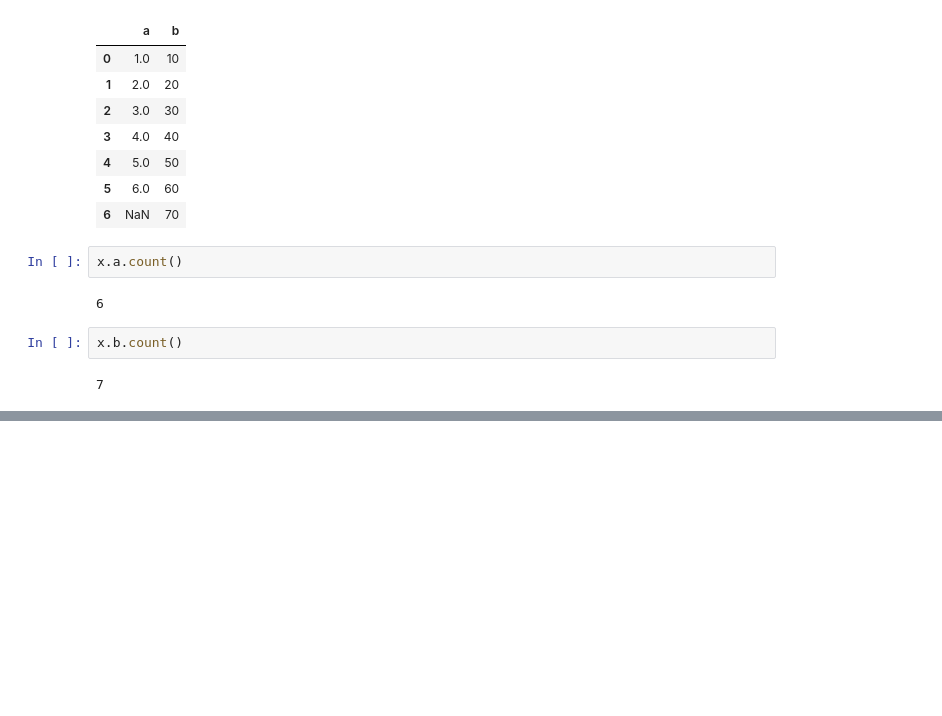
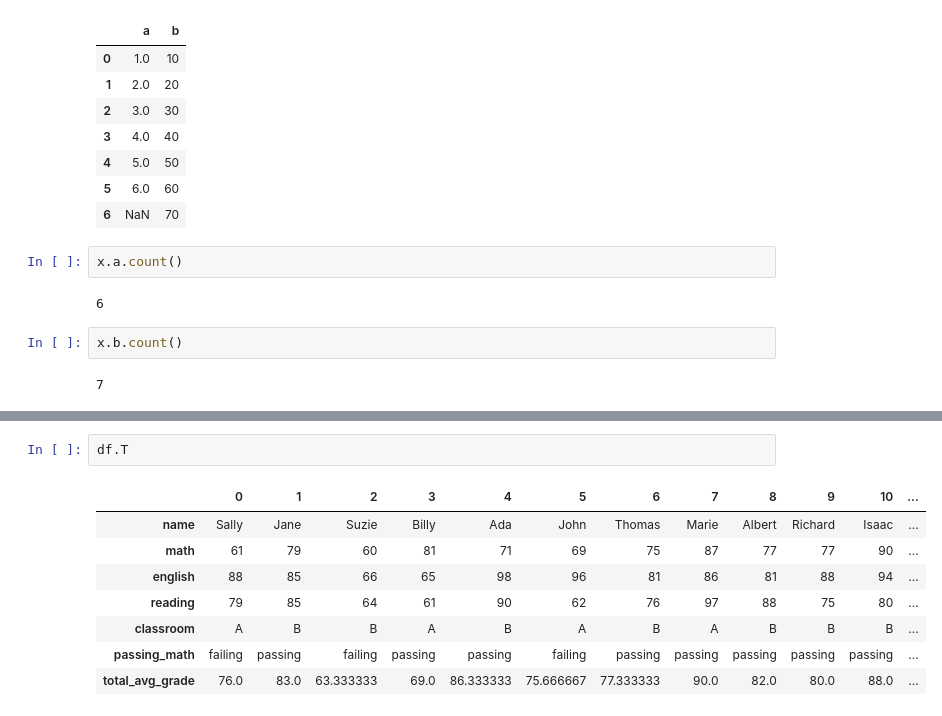
Before and after one commit to CodeupClassroom/hopper-data-science-libraries, a Jupyter notebook: advanced_dataframe_notes.ipynb, the cells around one changed output, grey strips where cells are left out. Cells and saved outputs as stored; diff of their text form; blank space fills up the shorter version.

```diff
--- a/advanced_dataframe_notes.ipynb
+++ b/advanced_dataframe_notes.ipynb
@@ -741,0 +932,11 @@ x.b.count()
+# %%
+df.T
+# %% [output]
+|  | 0 | 1 | 2 | 3 | 4 | 5 | 6 | 7 | 8 | 9 | 10 | ... |
+| name | Sally | Jane | Suzie | Billy | Ada | John | Thomas | Marie | Albert | Richard | Isaac | ... |
+| math | 61 | 79 | 60 | 81 | 71 | 69 | 75 | 87 | 77 | 77 | 90 | ... |
+| english | 88 | 85 | 66 | 65 | 98 | 96 | 81 | 86 | 81 | 88 | 94 | ... |
+| reading | 79 | 85 | 64 | 61 | 90 | 62 | 76 | 97 | 88 | 75 | 80 | ... |
+| classroom | A | B | B | A | B | A | B | A | B | B | B | ... |
+| passing_math | failing | passing | failing | passing | passing | failing | passing | passing | passing | passing | passing | ... |
+| total_avg_grade | 76.0 | 83.0 | 63.333333 | 69.0 | 86.333333 | 75.666667 | 77.333333 | 90.0 | 82.0 | 80.0 | 88.0 | ... |
```
Also changed, not shown: parts of 19 cells of this notebook.
